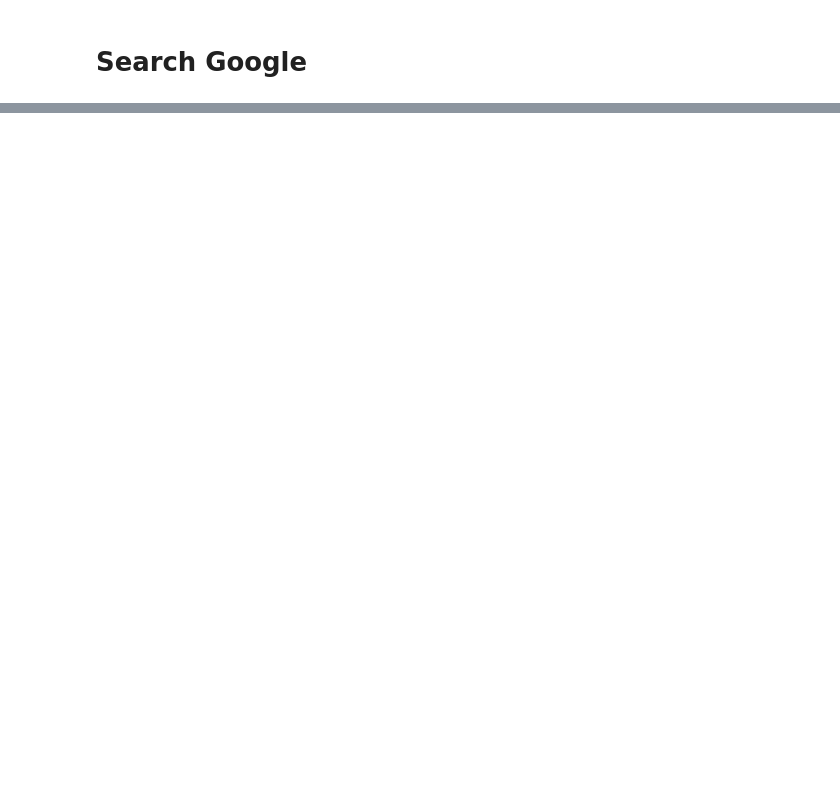
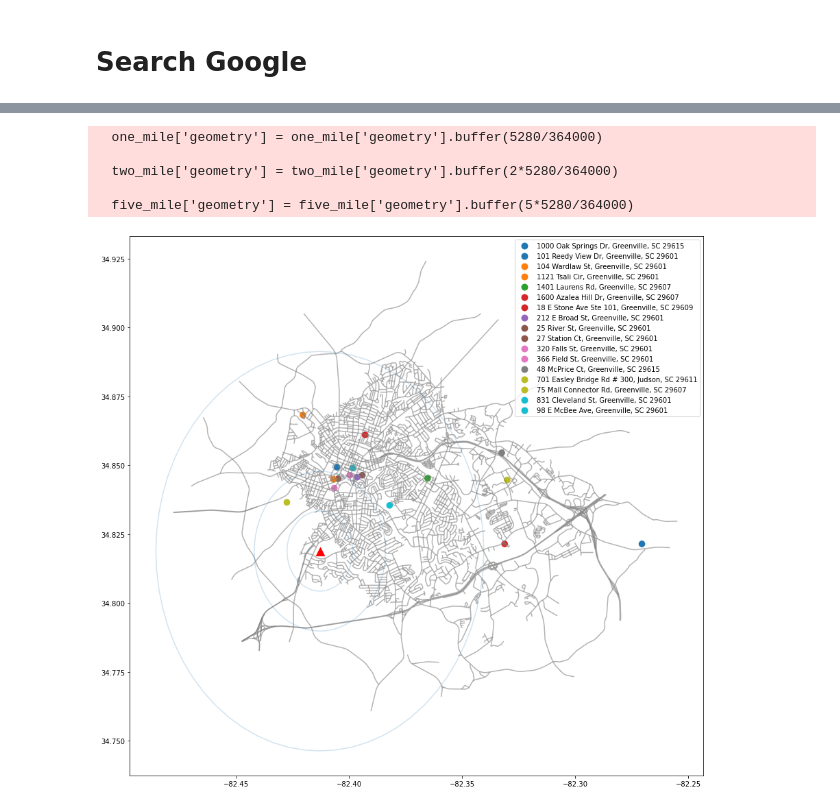
Before and after one commit to mbcalli/apartment-search, a Jupyter notebook: scrape.ipynb, the cells around one changed output, grey strips where cells are left out. Cells and saved outputs as stored; diff of their text form; code cells hidden in the pictures; blank space fills up the shorter version.

```diff
--- a/scrape.ipynb
+++ b/scrape.ipynb
@@ -278,19 +278,3 @@ over_performers
 with open('secrets.json', 'r') as file:
     secrets = json.load(file)
     API_KEY = secrets['GOOGLE_API_KEY']
-# %%
-def get_geo(address):
-    base_url= "https://maps.googleapis.com/maps/api/geocode/json?"
-    parameters = {"address": address,
-                "key": API_KEY}
-    r = requests.get(f"{base_url}{urllib.parse.urlencode(parameters)}")
-    data = json.loads(r.content)
-    try:
-        geo_location = data.get("results")[0].get("geometry").get("location")
-        return geo_location['lat'], geo_location['lng']
-    except:
-        return np.nan, np.nan
-
-over_performers[['lat', 'lng']] = over_performers.apply(lambda x: get_geo(x['address']), axis=1, result_type='expand')
-over_performers.drop_duplicates(subset=['address'], inplace=True)
-over_performers
@@ -316,4 +280,0 @@ street_map = street_map.to_crs('EPSG:4326')
-# %%
-geometry = [Point(xy) for xy in zip(over_performers['lng'], over_performers['lat'])]
-geo_df = gpd.GeoDataFrame(over_performers, geometry=geometry, crs={'init': 'EPSG:4326'})
-geo_df
@@ -383,0 +338,5 @@ search_google(over_performers)
+# %%
+specific_df = df[
+	(df.min_beds == 0)].drop_duplicates(subset=['address']).sort_values(by='min_price')
+
+specific_df
@@ -383,0 +362,9 @@ search_google(over_performers)
+# %%
+plot_df(specific_df)
+# %% [output]
+  one_mile['geometry'] = one_mile['geometry'].buffer(5280/364000)
+
+  two_mile['geometry'] = two_mile['geometry'].buffer(2*5280/364000)
+
+  five_mile['geometry'] = five_mile['geometry'].buffer(5*5280/364000)
+[figure, added]
```
Also changed, not shown: parts of 11 cells of this notebook.
